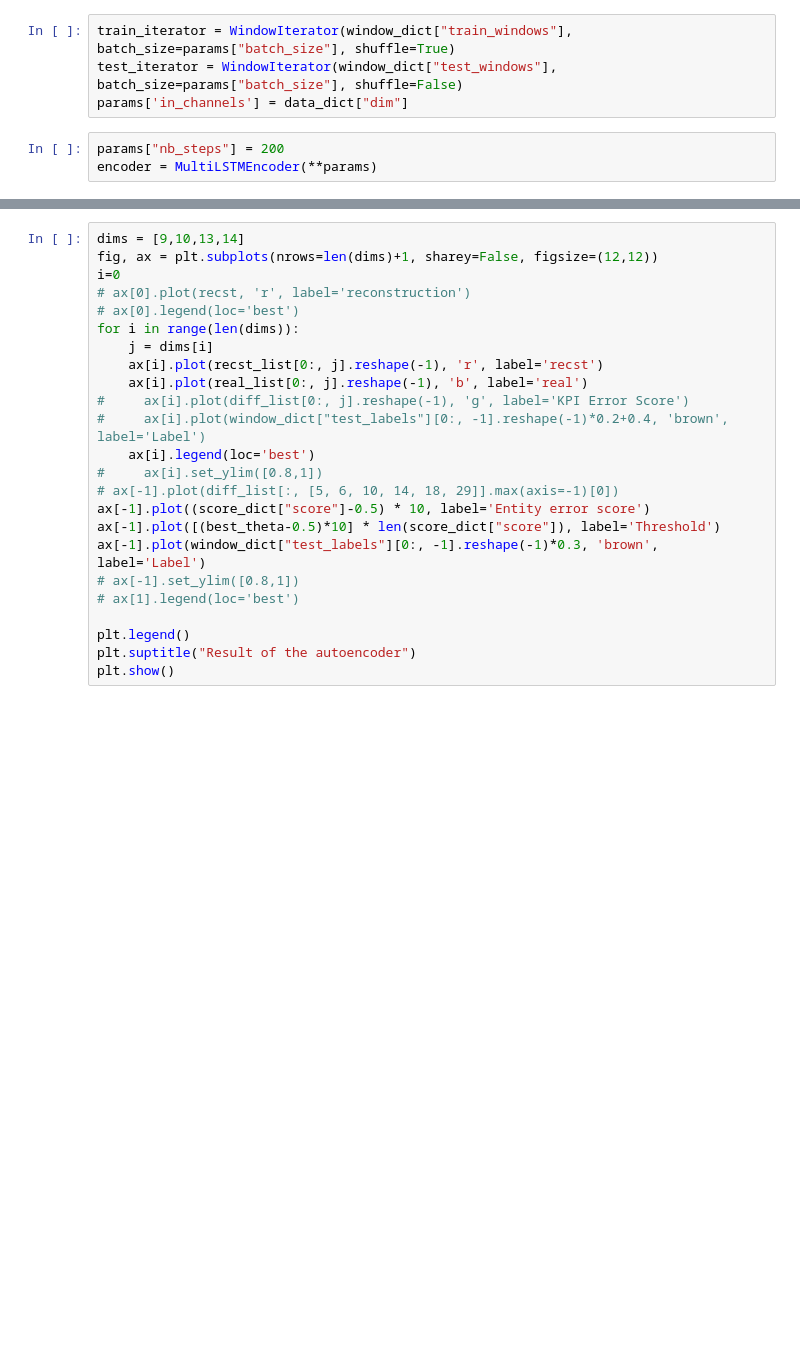
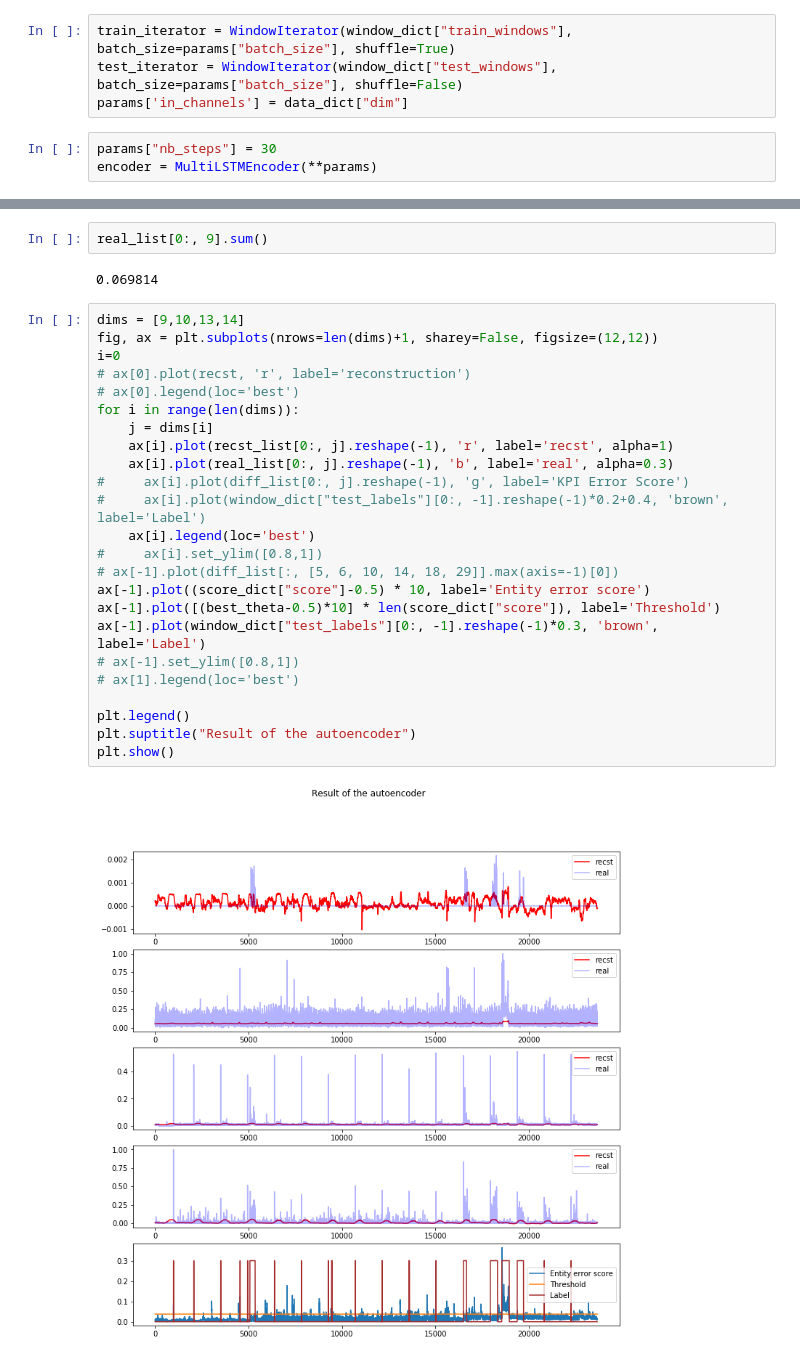
Before and after one commit to JinYang88/TS-anomaly, a Jupyter notebook: notebooks/multivariate_lstm_(no_tokens).ipynb, the cells around one changed output, grey strips where cells are left out. Drawn from its saved outputs; the diff is of its cells as text; blank space fills up the shorter version.

```diff
--- a/notebooks/multivariate_lstm_(no_tokens).ipynb
+++ b/notebooks/multivariate_lstm_(no_tokens).ipynb
@@ -66,6 +60,6 @@ train_iterator = WindowIterator(window_dict["train_windows"], batch_size=params[
 test_iterator = WindowIterator(window_dict["test_windows"], batch_size=params["batch_size"], shuffle=False)
 params['in_channels'] = data_dict["dim"]
 # %%
-params["nb_steps"] = 200
+params["nb_steps"] = 30
 encoder = MultiLSTMEncoder(**params)
 # %% [output]
@@ -142,24 +145,30 @@ print(real_list.min(), real_list.max(), recst_list.min(), recst_list.max())
+# %%
+real_list[0:, 9].sum()
+# %% [output]
+0.069814
 # %%
 dims = [9,10,13,14]
 fig, ax = plt.subplots(nrows=len(dims)+1, sharey=False, figsize=(12,12))
 i=0
 # ax[0].plot(recst, 'r', label='reconstruction')
 # ax[0].legend(loc='best')
 for i in range(len(dims)):
     j = dims[i]
-    ax[i].plot(recst_list[0:, j].reshape(-1), 'r', label='recst')
-    ax[i].plot(real_list[0:, j].reshape(-1), 'b', label='real')
+    ax[i].plot(recst_list[0:, j].reshape(-1), 'r', label='recst', alpha=1)
+    ax[i].plot(real_list[0:, j].reshape(-1), 'b', label='real', alpha=0.3)
 #     ax[i].plot(diff_list[0:, j].reshape(-1), 'g', label='KPI Error Score')
 #     ax[i].plot(window_dict["test_labels"][0:, -1].reshape(-1)*0.2+0.4, 'brown', label='Label')
     ax[i].legend(loc='best')
 #     ax[i].set_ylim([0.8,1])
 # ax[-1].plot(diff_list[:, [5, 6, 10, 14, 18, 29]].max(axis=-1)[0])
 ax[-1].plot((score_dict["score"]-0.5) * 10, label='Entity error score')
 ax[-1].plot([(best_theta-0.5)*10] * len(score_dict["score"]), label='Threshold')
 ax[-1].plot(window_dict["test_labels"][0:, -1].reshape(-1)*0.3, 'brown', label='Label')
 # ax[-1].set_ylim([0.8,1])
 # ax[1].legend(loc='best')
 
 plt.legend()
 plt.suptitle("Result of the autoencoder")
 plt.show()
+# %% [output]
+[figure, added]
```
Also changed, not shown: parts of 10 cells of this notebook, 2 other files.
